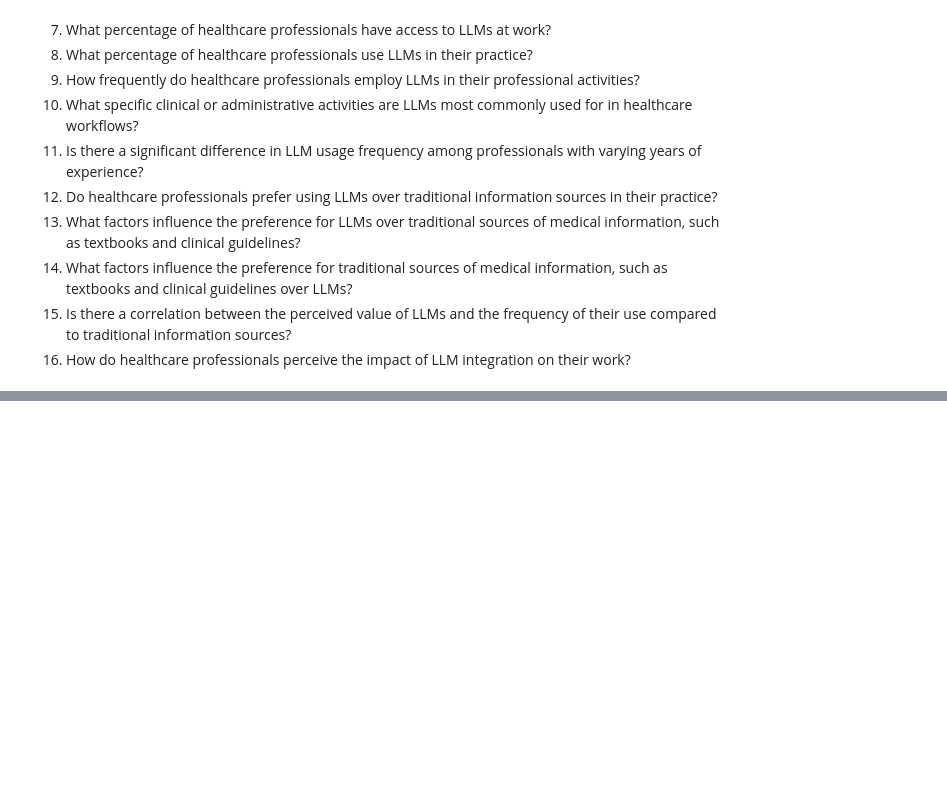
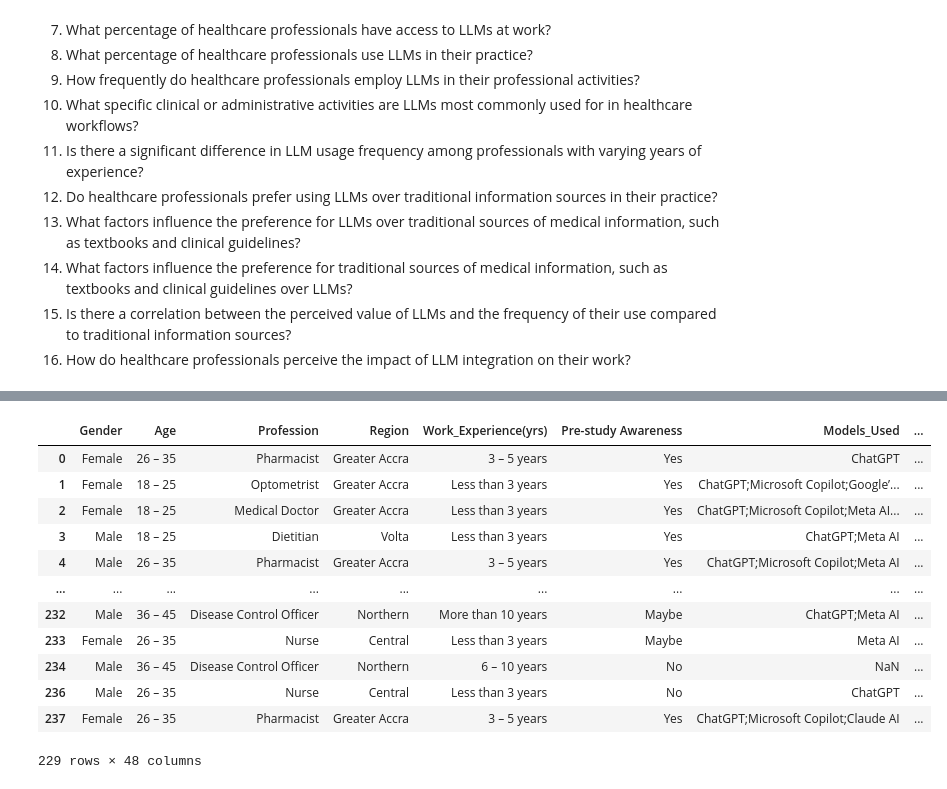
Before and after one commit to elle-shika/Healthy-Models, a Jupyter notebook: Script/Analysis.ipynb, the cells around one changed output, grey strips where cells are left out. Saved outputs shown, nothing was run; the diff lists cells and outputs as text; code cells hidden in the pictures; blank space fills up the shorter version.

```diff
--- a/Script/Analysis.ipynb
+++ b/Script/Analysis.ipynb
@@ -42,0 +334,5 @@ Understanding adoption patterns of LLMs  is vital for policymakers, healthcare a
+# %%
+# assessing null values
+#filter out columns with null values
+column_filter = ['Models_Used', 'Mode_of_Access', 'Tasks', 'LLM_Adv', 'CCL_Adv', 'Impact_Areas', 'Recommendations']
+data[column_filter]
@@ -42,0 +353,18 @@ Understanding adoption patterns of LLMs  is vital for policymakers, healthcare a
+# %%
+# Filter rows where any of the specified columns have null values
+rows_with_nulls = data[data[column_filter].isnull().any(axis=1)]
+rows_with_nulls
+# %% [output]
+|  | Gender | Age | Profession | Region | Work_Experience(yrs) | Pre-study Awareness | Models_Used | ... |
+| 0 | Female | 26 – 35 | Pharmacist | Greater Accra | 3 – 5 years | Yes | ChatGPT | ... |
+| 1 | Female | 18 – 25 | Optometrist | Greater Accra | Less than 3 years | Yes | ChatGPT;Microsoft Copilot;Google’... | ... |
+| 2 | Female | 18 – 25 | Medical Doctor | Greater Accra | Less than 3 years | Yes | ChatGPT;Microsoft Copilot;Meta AI... | ... |
+| 3 | Male | 18 – 25 | Dietitian | Volta | Less than 3 years | Yes | ChatGPT;Meta AI | ... |
+| 4 | Male | 26 – 35 | Pharmacist | Greater Accra | 3 – 5 years | Yes | ChatGPT;Microsoft Copilot;Meta AI | ... |
+| ... | ... | ... | ... | ... | ... | ... | ... | ... |
+| 232 | Male | 36 – 45 | Disease Control Officer | Northern | More than 10 years | Maybe | ChatGPT;Meta AI | ... |
+| 233 | Female | 26 – 35 | Nurse | Central | Less than 3 years | Maybe | Meta AI | ... |
+| 234 | Male | 36 – 45 | Disease Control Officer | Northern | 6 – 10 years | No | NaN | ... |
+| 236 | Male | 26 – 35 | Nurse | Central | Less than 3 years | No | ChatGPT | ... |
+| 237 | Female | 26 – 35 | Pharmacist | Greater Accra | 3 – 5 years | Yes | ChatGPT;Microsoft Copilot;Claude AI | ... |
+229 rows × 48 columns
```
Also changed, not shown: parts of 27 cells of this notebook.
